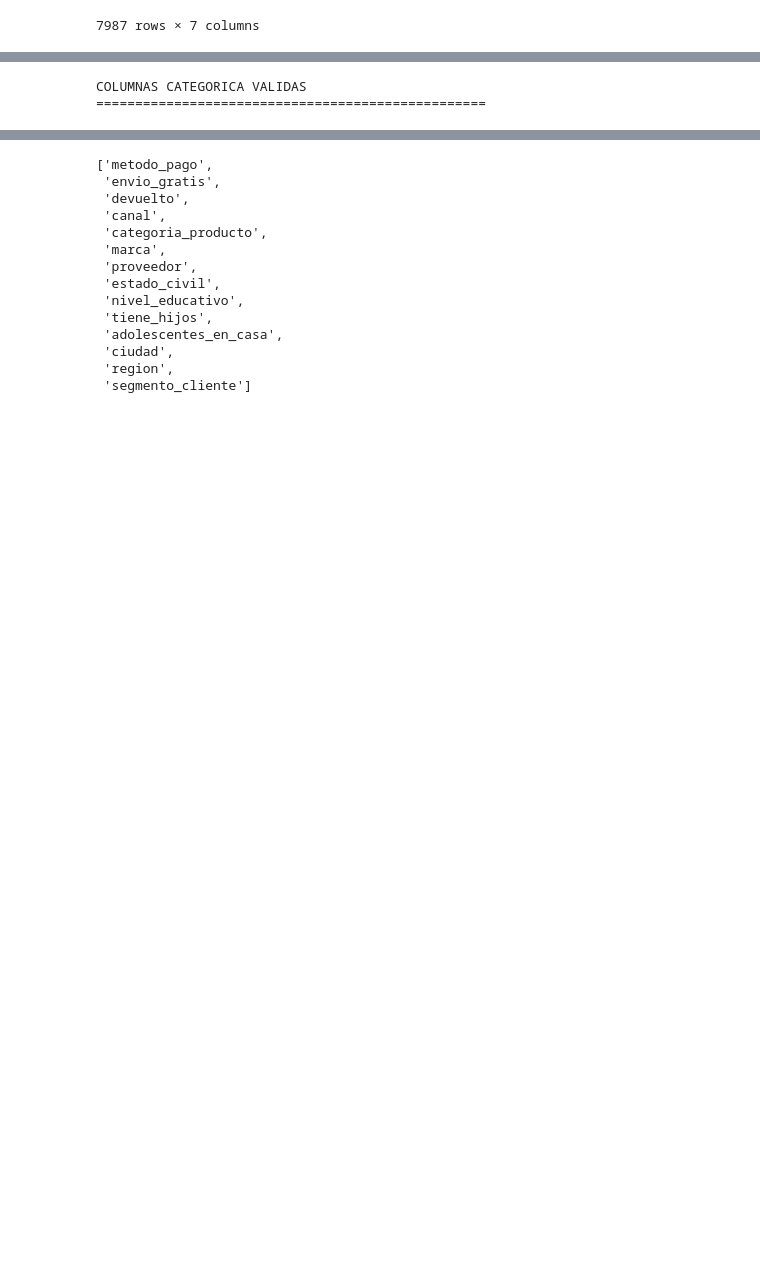
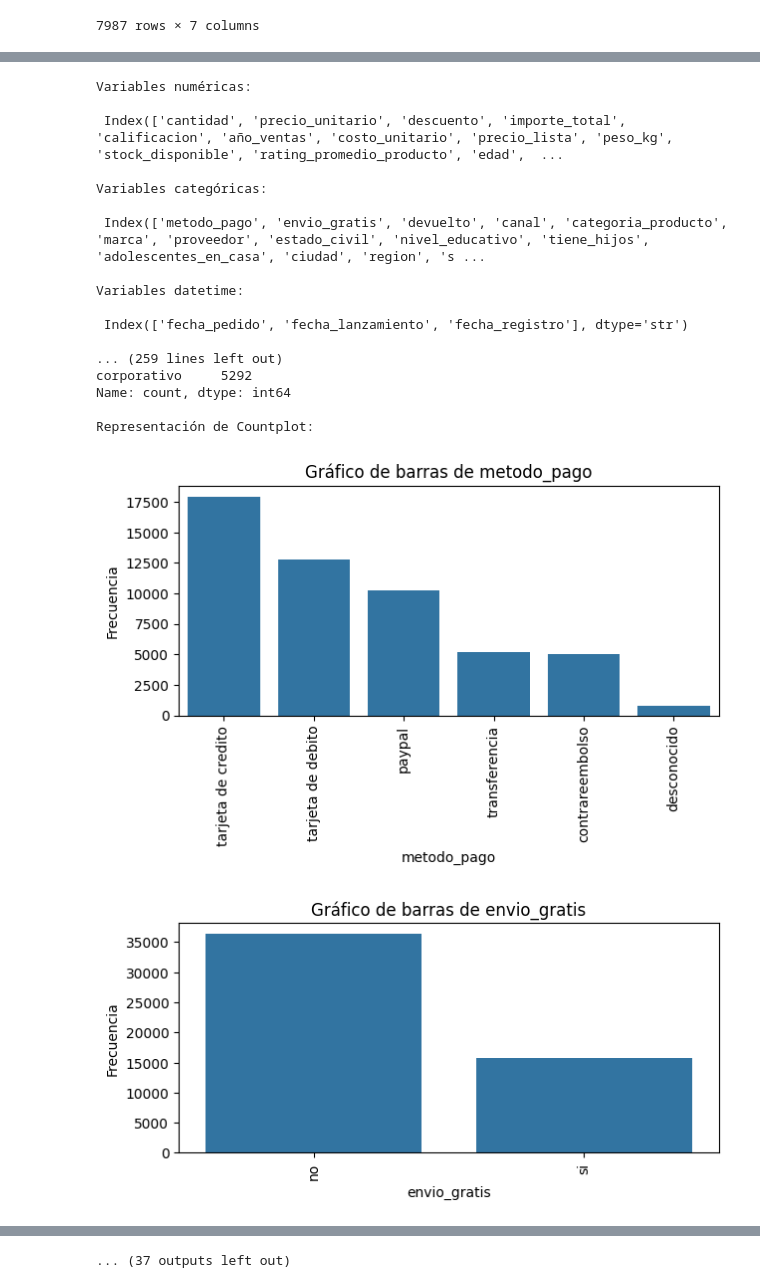
Before and after one commit to FM-Luque/4.DataProyect_Proyecto_Final, a Jupyter notebook: notebooks/03_Eda.ipynb, the cells around one changed output, grey strips where cells are left out. Drawn from its saved outputs; the diff is of its cells as text; code cells hidden in the pictures; blank space fills up the shorter version.

```diff
--- a/notebooks/03_Eda.ipynb
+++ b/notebooks/03_Eda.ipynb
@@ -134,7 +99,24 @@ id_cliente únicos: 7987
 cols_excluir = ['order_id', 'id_cliente', 'product_id', 'nombre_producto',
                  'latitude', 'longitude']
 # %%
-se.cols_categoricas_validas(df,excluir=cols_excluir)
+se.eda(df, cols_excluir=cols_excluir)
 # %% [output]
-COLUMNAS CATEGORICA VALIDAS
-==================================================
+Variables numéricas:
+
+ Index(['cantidad', 'precio_unitario', 'descuento', 'importe_total', 'calificacion', 'año_ventas', 'costo_unitario', 'precio_lista', 'peso_kg', 'stock_disponible', 'rating_promedio_producto', 'edad',  ...
+
+Variables categóricas:
+
+ Index(['metodo_pago', 'envio_gratis', 'devuelto', 'canal', 'categoria_producto', 'marca', 'proveedor', 'estado_civil', 'nivel_educativo', 'tiene_hijos', 'adolescentes_en_casa', 'ciudad', 'region', 's ...
+
+Variables datetime:
+
+ Index(['fecha_pedido', 'fecha_lanzamiento', 'fecha_registro'], dtype='str')
+
+... (259 lines left out)
+corporativo     5292
+Name: count, dtype: int64
+
+Representación de Countplot:
+[figure, added]
+[figure, added]
@@ -141,14 +132 @@ COLUMNAS CATEGORICA VALIDAS
-['metodo_pago',
- 'envio_gratis',
- 'devuelto',
- 'canal',
- 'categoria_producto',
- 'marca',
- 'proveedor',
- 'estado_civil',
- 'nivel_educativo',
- 'tiene_hijos',
- 'adolescentes_en_casa',
- 'ciudad',
- 'region',
- 'segmento_cliente']
+... (37 outputs left out)
```
Also changed, not shown: parts of 10 cells of this notebook, 3 other files.
